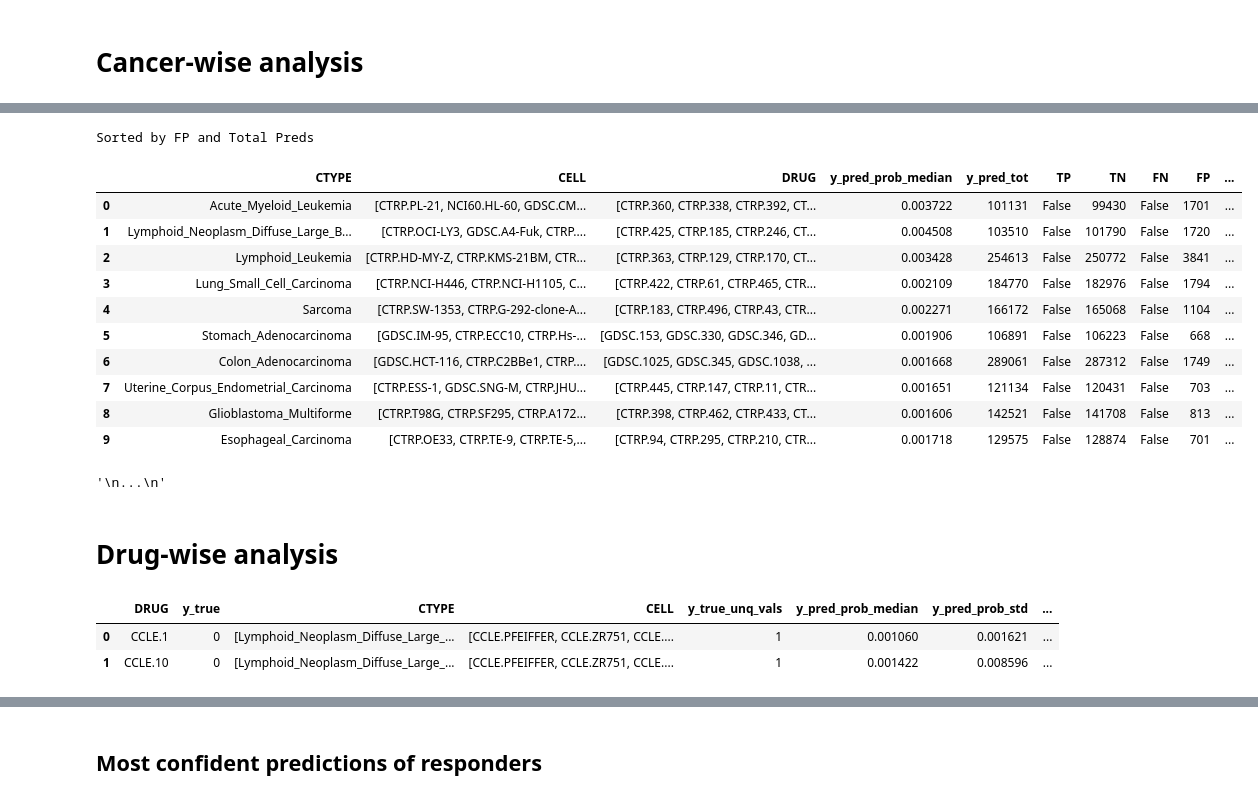
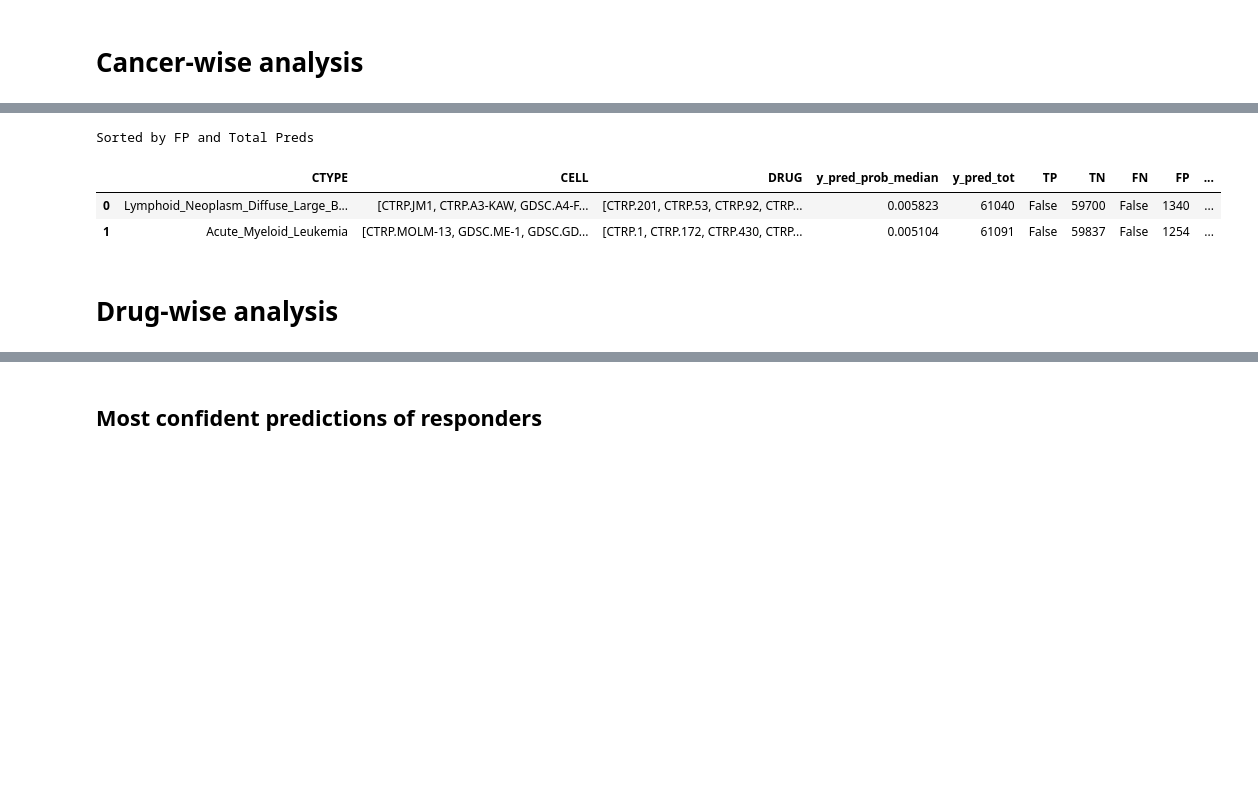
Before and after one commit to adpartin/DrugResponseViz, a Jupyter notebook: notebooks/post_processing_cls.ipynb, the cells around one changed output, grey strips where cells are left out. Saved outputs shown, nothing was run; the diff lists cells and outputs as text; code cells hidden in the pictures; blank space fills up the shorter version.

```diff
--- a/notebooks/post_processing_cls.ipynb
+++ b/notebooks/post_processing_cls.ipynb
@@ -268,30 +633,27 @@ del df_brier
 # %%
 # Summary table
 prd_te_to_grp = prd_te_all.copy()
-prd_te_to_grp['y_pred_prob_median'] = prd_te_to_grp.y_pred
-prd_te_to_grp['y_pred_prob_std'] = prd_te_to_grp.y_pred
+prd_te_to_grp['y_pred_prob_median'] = prd_te_to_grp.y_pred_prob
+prd_te_to_grp['y_pred_prob_std'] = prd_te_to_grp.y_pred_prob
 prd_te_to_grp['y_pred_tot'] = prd_te_to_grp.idx
-prd_te_to_grp['y_pred_cls_0'] = prd_te_to_grp.y_pred.map(lambda x: True if x<0.5 else False)
-prd_te_to_grp['y_pred_cls_1'] = prd_te_to_grp.y_pred.map(lambda x: True if x>=0.5 else False)
-prd_te_to_grp['y_true_unq_vals'] = prd_te_to_grp.y_true
+prd_te_to_grp['y_pred_cls_0'] = prd_te_to_grp.y_pred_cls.map(lambda x: True if x==0 else False)
+prd_te_to_grp['y_pred_cls_1'] = prd_te_to_grp.y_pred_cls.map(lambda x: True if x==1 else False)
+prd_te_to_grp['y_true_unq_vals'] = prd_te_to_grp.y_true_cls
 # %% [markdown]
 # Cell-wise analysis
 # %%
 def add_conf_data(data):
     """ Add columns are used to calc confusion matrix TP, TN, FN, FP. """
-    data['TP'] = data.apply(lambda row: row.y_pred_cls_1 if row.y_true==1 else False, axis=1)  # tp
-    data['TN'] = data.apply(lambda row: row.y_pred_cls_0 if row.y_true==0 else False, axis=1)  # tn
-    data['FN'] = data.apply(lambda row: row.y_pred_cls_0 if row.y_true==1 else False, axis=1)  # fn
-    data['FP'] = data.apply(lambda row: row.y_pred_cls_1 if row.y_true==0 else False, axis=1)  # fp
+    data['TP'] = data.apply(lambda row: row.y_pred_cls_1 if row.y_true_cls==1 else False, axis=1)  # tp
+    data['TN'] = data.apply(lambda row: row.y_pred_cls_0 if row.y_true_cls==0 else False, axis=1)  # tn
+    data['FN'] = data.apply(lambda row: row.y_pred_cls_0 if row.y_true_cls==1 else False, axis=1)  # fn
+    data['FP'] = data.apply(lambda row: row.y_pred_cls_1 if row.y_true_cls==0 else False, axis=1)  # fp
 
     data['TPR'] = data.apply(lambda row: np.nan if (row.TP==0) & (row.FN==0) else row.TP / (row.TP + row.FN), axis=1)  # sensitivity, recall: TP/P = TP/(TP+FN)
     data['TNR'] = data.apply(lambda row: np.nan if (row.TN==0) & (row.FP==0) else row.TN / (row.TN + row.FP), axis=1)  # specificity: TN/N = TN/(TN+FP)
 
     data['FPR'] = data.apply(lambda row: np.nan if (row.TN==0) & (row.FP==0) else row.FP / (row.TN + row.FP), axis=1)  # fall-out: FP/N = FP/(FP+TN)
     data['FNR'] = data.apply(lambda row: np.nan if (row.TP==0) & (row.FN==0) else row.FN / (row.TP + row.FN), axis=1)  # miss-rate: FN/NP = FN/(FN+TP)
-
-    # data['TPR'] = data['TP'].values / (data['TP'].values + data['FN'].values)  # sensitivity, recall
-    # data['TNR'] = data['TN'].values / (data['TN'].values + data['FP'].values)  # specificity
     return data
 # %%
 n_show = 4
@@ -442,9 +731,9 @@ Barplots of FNR or FPR values of cell lines:
 # %% [markdown]
 # Cancer-wise analysis
 # %%
-# Groupby Cancer typ
+# Groupby Cancer type
 by = 'CTYPE'
-sm_ctype = prd_te_to_grp.groupby([by, 'y_true']).agg(
+sm_ctype = prd_te_to_grp.groupby([by, 'y_true_cls']).agg(
     {'DRUG': 'unique',
      'CELL': 'unique',
      'y_true_unq_vals': 'unique',
@@ -455,9 +744,6 @@ sm_ctype = prd_te_to_grp.groupby([by, 'y_true']).agg(
      'y_pred_tot': lambda x: len(np.unique(x)),
      }).reset_index().sort_values(by, ascending=True)
 
-# sm_ctype = reorg_cols(sm_ctype, col_first='CTYPE')
 sm_ctype['y_true_unq_vals'] = sm_ctype.y_true_unq_vals.map(lambda x: len(x) if type(x)==np.ndarray else 1)
+sm_ctype = add_conf_data(sm_ctype)
 # display(sm_ctype[:2])
-
-sm_ctype = add_conf_data(sm_ctype)
-display(sm_ctype[:2])
@@ -488,12 +753,8 @@ Sorted by FP and Total Preds
 # %%
-n_show = 10
+n_show = 2
 cols = ['CTYPE', 'CELL', 'DRUG', 'y_pred_prob_median', 'y_pred_tot', 'TP', 'TN', 'FN', 'FP', 'TPR', 'TNR', 'FPR', 'FNR']
-
 print('\nSorted by FN and FNR')
 display( sm_ctype[cols].sort_values(['FN', 'FNR'], ascending=False)[:n_show].reset_index(drop=True) )
-"""
-...
-"""
 # %% [output]
 Sorted by FN and FNR
 |  | CTYPE | CELL | DRUG | y_pred_prob_median | y_pred_tot | TP | TN | FN | FP | ... |
@@ -553,31 +779,18 @@ Sorted by FP and FPR
 # %%
 print('\nSorted by FP and Total Preds')
 display( sm_ctype[cols].sort_values(['FPR', 'y_pred_tot'], ascending=False)[:n_show].reset_index(drop=True) )
-"""
-...
-"""
 # %% [output]
 Sorted by FP and Total Preds
 |  | CTYPE | CELL | DRUG | y_pred_prob_median | y_pred_tot | TP | TN | FN | FP | ... |
-| 0 | Acute_Myeloid_Leukemia | [CTRP.PL-21, NCI60.HL-60, GDSC.CM... | [CTRP.360, CTRP.338, CTRP.392, CT... | 0.003722 | 101131 | False | 99430 | False | 1701 | ... |
-| 1 | Lymphoid_Neoplasm_Diffuse_Large_B... | [CTRP.OCI-LY3, GDSC.A4-Fuk, CTRP.... | [CTRP.425, CTRP.185, CTRP.246, CT... | 0.004508 | 103510 | False | 101790 | False | 1720 | ... |
-| 2 | Lymphoid_Leukemia | [CTRP.HD-MY-Z, CTRP.KMS-21BM, CTR... | [CTRP.363, CTRP.129, CTRP.170, CT... | 0.003428 | 254613 | False | 250772 | False | 3841 | ... |
-| 3 | Lung_Small_Cell_Carcinoma | [CTRP.NCI-H446, CTRP.NCI-H1105, C... | [CTRP.422, CTRP.61, CTRP.465, CTR... | 0.002109 | 184770 | False | 182976 | False | 1794 | ... |
-| 4 | Sarcoma | [CTRP.SW-1353, CTRP.G-292-clone-A... | [CTRP.183, CTRP.496, CTRP.43, CTR... | 0.002271 | 166172 | False | 165068 | False | 1104 | ... |
-| 5 | Stomach_Adenocarcinoma | [GDSC.IM-95, CTRP.ECC10, CTRP.Hs-... | [GDSC.153, GDSC.330, GDSC.346, GD... | 0.001906 | 106891 | False | 106223 | False | 668 | ... |
-| 6 | Colon_Adenocarcinoma | [GDSC.HCT-116, CTRP.C2BBe1, CTRP.... | [GDSC.1025, GDSC.345, GDSC.1038, ... | 0.001668 | 289061 | False | 287312 | False | 1749 | ... |
-| 7 | Uterine_Corpus_Endometrial_Carcinoma | [CTRP.ESS-1, GDSC.SNG-M, CTRP.JHU... | [CTRP.445, CTRP.147, CTRP.11, CTR... | 0.001651 | 121134 | False | 120431 | False | 703 | ... |
-| 8 | Glioblastoma_Multiforme | [CTRP.T98G, CTRP.SF295, CTRP.A172... | [CTRP.398, CTRP.462, CTRP.433, CT... | 0.001606 | 142521 | False | 141708 | False | 813 | ... |
-| 9 | Esophageal_Carcinoma | [CTRP.OE33, CTRP.TE-9, CTRP.TE-5,... | [CTRP.94, CTRP.295, CTRP.210, CTR... | 0.001718 | 129575 | False | 128874 | False | 701 | ... |
+| 0 | Lymphoid_Neoplasm_Diffuse_Large_B... | [CTRP.JM1, CTRP.A3-KAW, GDSC.A4-F... | [CTRP.201, CTRP.53, CTRP.92, CTRP... | 0.005823 | 61040 | False | 59700 | False | 1340 | ... |
+| 1 | Acute_Myeloid_Leukemia | [CTRP.MOLM-13, GDSC.ME-1, GDSC.GD... | [CTRP.1, CTRP.172, CTRP.430, CTRP... | 0.005104 | 61091 | False | 59837 | False | 1254 | ... |
-'\n...\n'
 # %% [markdown]
 # Drug-wise analysis
 # %%
 # Groupby Drug
 by = 'DRUG'
-sm_drug = prd_te_to_grp.groupby([by, 'y_true']).agg(
-    {# 'DRUG': 'unique',
-     'CTYPE': 'unique',
+sm_drug = prd_te_to_grp.groupby([by, 'y_true_cls']).agg(
+    {'CTYPE': 'unique',
      'CELL': 'unique',
      'y_true_unq_vals': 'unique',
      'y_pred_prob_median': np.median,
@@ -587,15 +800,8 @@ sm_drug = prd_te_to_grp.groupby([by, 'y_true']).agg(
      'y_pred_tot': lambda x: len(np.unique(x)),
      }).reset_index().sort_values(by, ascending=True)
 
-# sm_ctype = reorg_cols(sm_ctype, col_first='CTYPE')
 sm_drug['y_true_unq_vals'] = sm_drug.y_true_unq_vals.map(lambda x: len(x) if type(x)==np.ndarray else 1)
+sm_drug = add_conf_data(sm_drug)
 # display(sm_drug[:2])
-
-sm_drug = add_conf_data(sm_drug)
-display(sm_drug[:2])
-# %% [output]
-|  | DRUG | y_true | CTYPE | CELL | y_true_unq_vals | y_pred_prob_median | y_pred_prob_std | ... |
-| 0 | CCLE.1 | 0 | [Lymphoid_Neoplasm_Diffuse_Large_... | [CCLE.PFEIFFER, CCLE.ZR751, CCLE.... | 1 | 0.001060 | 0.001621 | ... |
-| 1 | CCLE.10 | 0 | [Lymphoid_Neoplasm_Diffuse_Large_... | [CCLE.PFEIFFER, CCLE.ZR751, CCLE.... | 1 | 0.001422 | 0.008596 | ... |
 # %%
 # Print sorted
```
Also changed, not shown: parts of 86 cells of this notebook, 13 other files.
